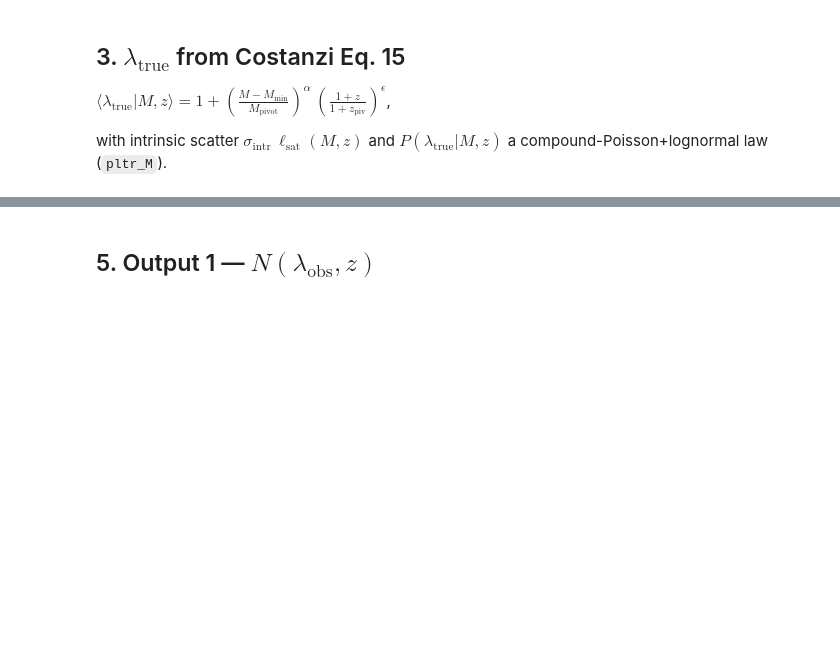
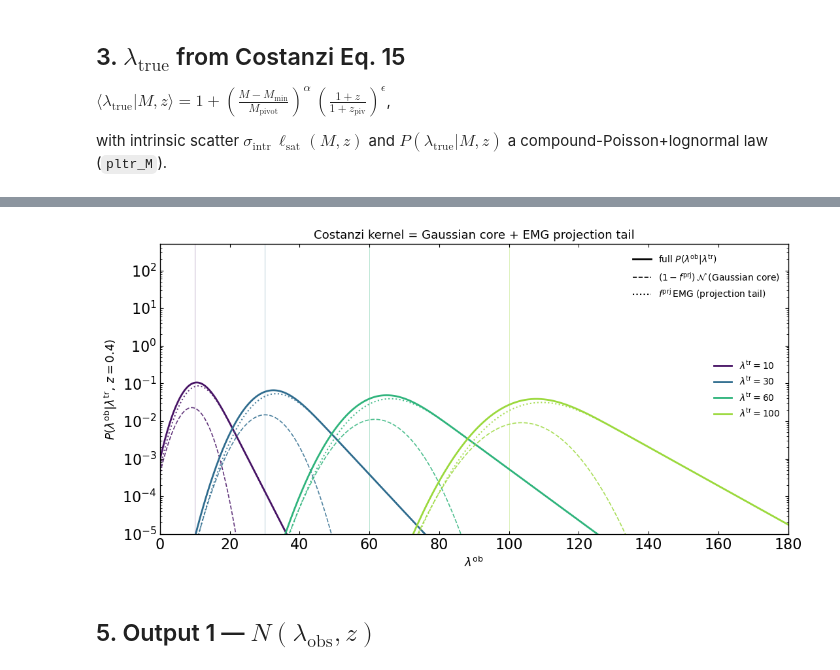
Before and after one commit to xtang126/fnalFall2022, a Jupyter notebook: y3kp/buzzardMock/Xin_MockDataVector.ipynb, the cells around one changed output, grey strips where cells are left out. Saved outputs shown, nothing was run; the diff lists cells and outputs as text; code cells hidden in the pictures; blank space fills up the shorter version.

```diff
--- a/y3kp/buzzardMock/Xin_MockDataVector.ipynb
+++ b/y3kp/buzzardMock/Xin_MockDataVector.ipynb
@@ -159,3 +336,82 @@ fig.tight_layout()
+# %%
+# --- Decomposed PDF: returns (gauss_core, emg_tail, total) at given lobs grid ---
+def p_lambda_obs_decomposed(lobs, ltr, z, interp):
+    """
+    Returns the two components of Costanzi+2019 Eq. 6 separately:
+
+        gauss_core  = (1 - f_prj) * N(mu, sigma)
+        emg_tail    = f_prj * EMG(mu, sigma, tau)
+        total       = gauss_core + emg_tail
+
+    Each output has the same shape as `lobs`.
+    """
+    f_prj, tau, mu, sigma = projection_params(np.asarray(ltr, float),
+                                              np.asarray(z, float),
+                                              interp)
+    f_prj = float(f_prj); tau = float(tau); mu = float(mu); sigma = float(sigma)
+
+    # Gaussian component
+    gauss = (1.0 / (np.sqrt(2.0 * np.pi) * sigma)) * np.exp(
+        -0.5 * ((lobs - mu) / sigma) ** 2)
+
+    # EMG component — compute log first to avoid overflow in the exponential.
+    a = mu + tau * sigma ** 2 - lobs
+    log_pref = np.log(tau / 2.0) + (tau / 2.0) * (2.0 * mu + tau * sigma ** 2 - 2.0 * lobs)
+    emg = np.exp(log_pref) * erfc(a / (np.sqrt(2.0) * sigma))
+
+    gauss_core = (1.0 - f_prj) * gauss
+    emg_tail   = f_prj * emg
+    total      = gauss_core + emg_tail
+    return gauss_core, emg_tail, total
+
+
+# --- Plot ---
+LTR_LIST = [10, 30, 60, 100]
+Z_FIX    = 0.4
+
+# Viridis-like color sequence matching the reference plot
+cmap = plt.get_cmap('viridis')
+colors = [cmap(0.05), cmap(0.35), cmap(0.65), cmap(0.85)]
+
+fig, ax = plt.subplots(figsize=(11, 5.5))
+
+x = np.linspace(0.01, 180, 800)
+
+for ltr0, c in zip(LTR_LIST, colors):
+    gauss_core, emg_tail, total = p_lambda_obs_decomposed(x, ltr0, Z_FIX, PRJ_INTERP)
+
+    ax.plot(x, total,      '-',  lw=2.0, color=c, label=r'$\lambda^{\rm tr}=%i$' % ltr0)
+    ax.plot(x, gauss_core, '--', lw=1.2, color=c, alpha=0.85)
+    ax.plot(x, emg_tail,   ':',  lw=1.5, color=c, alpha=0.85)
+
+    ax.axvline(ltr0, color=c, lw=0.6, alpha=0.4, zorder=0)
+
+ax.set_yscale('log')
+ax.set_xlim(0, 180)
+ax.set_ylim(1e-5, 5e2)
+ax.set_xlabel(r'$\lambda^{\rm ob}$', fontsize=13)
+ax.set_ylabel(r'$P(\lambda^{\rm ob}|\lambda^{\rm tr},\,z=%.1f)$' % Z_FIX, fontsize=13)
+ax.set_title('Costanzi kernel = Gaussian core + EMG projection tail', fontsize=13)
+
+# Two legends: one for the component linestyles (top right area),
+# one for the lambda_true colors (mid right). Use proxy artists so
+# the linestyle legend isn't tied to a specific color.
+from matplotlib.lines import Line2D
+style_handles = [
+    Line2D([], [], color='k', ls='-',  lw=2.0, label=r'full $P(\lambda^{\rm ob}|\lambda^{\rm tr})$'),
+    Line2D([], [], color='k', ls='--', lw=1.2, label=r'$(1-f^{\rm prj})\,\mathcal{N}$ (Gaussian core)'),
+    Line2D([], [], color='k', ls=':',  lw=1.5, label=r'$f^{\rm prj}\,$EMG (projection tail)'),
+]
+leg_style = ax.legend(handles=style_handles, loc='upper right',
+                       fontsize=10, frameon=False)
+ax.add_artist(leg_style)
+ax.legend(loc='center right', fontsize=10, frameon=False, title=None)
+
+ax.tick_params(axis='both', which='both', direction='in', top=True, right=True)
+fig.tight_layout()
+plt.show()
+# %% [output]
+[figure, added]
 # %% [markdown]
 ## 5. Output 1 — $N(\lambda_\mathrm{obs}, z)$
 # %%
```
Also changed, not shown: parts of 32 cells of this notebook, 1 other file.
